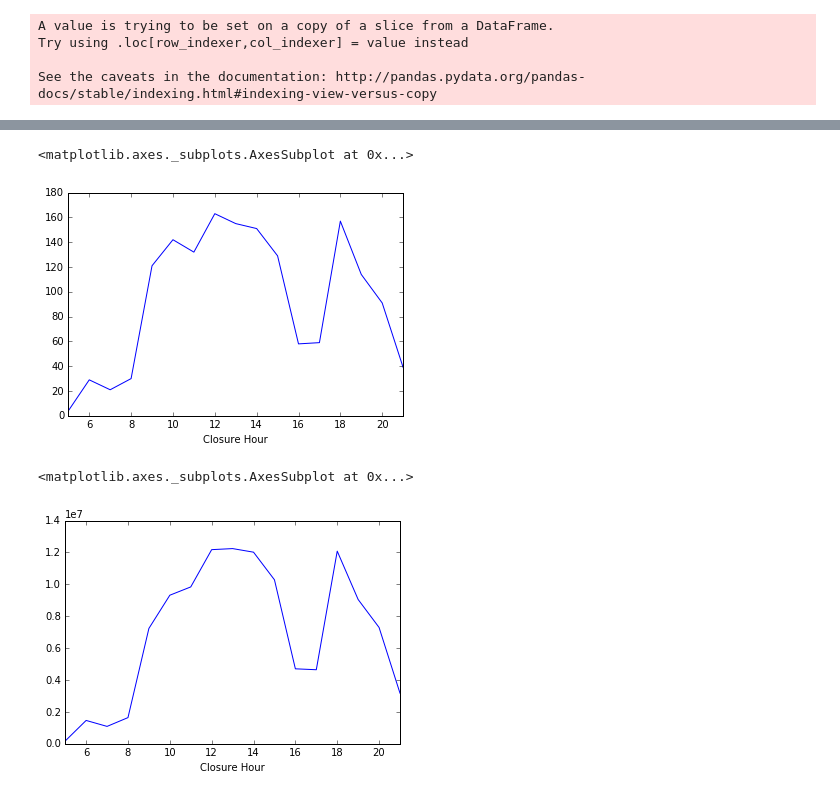
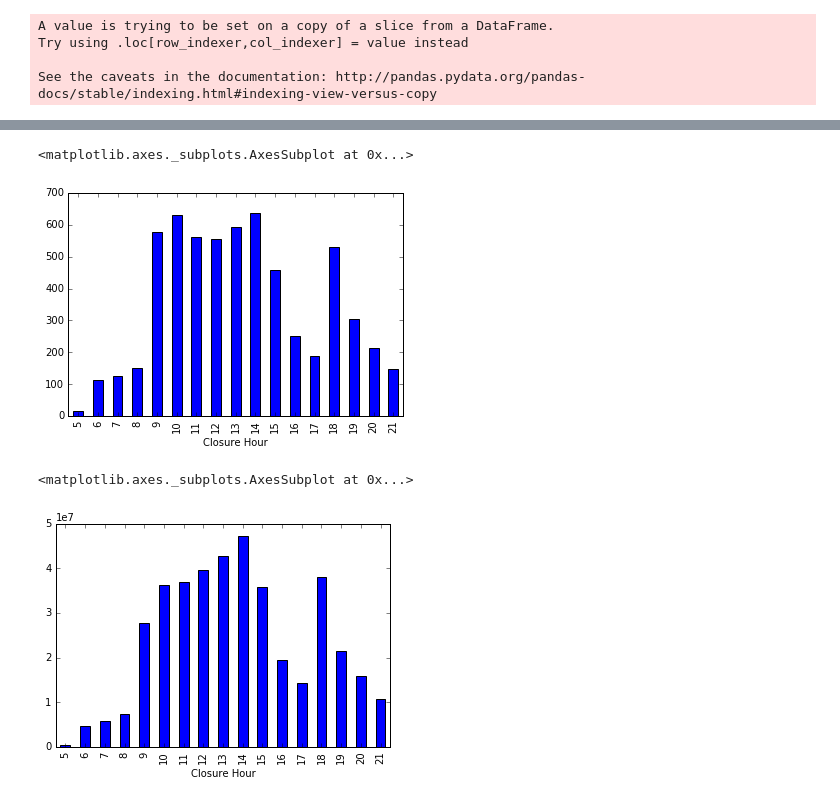
Before and after one commit to bricegnichols/bridge-stat, a Jupyter notebook: bridge_closure_calc.ipynb, the cells around one changed output, grey strips where cells are left out. Drawn from its saved outputs; the diff is of its cells as text; code cells hidden in the pictures.

```diff
--- a/bridge_closure_calc.ipynb
+++ b/bridge_closure_calc.ipynb
@@ -16,3 +34,4 @@ def days_hours_minutes(td):
 # %%
 # Load tweet data
-df = pd.read_csv('SDOTBridges_tweets.csv')
+# df = pd.read_csv('SDOTBridges_tweets.csv')
+# df = pd.read_csv('SDOTBridges_tweets_latest.csv')
@@ -73,10 +115,17 @@ len(newdf)
 # %%
 # Convert the time text to a datetime object in pandas
 newdf['timeobj'] = pd.to_datetime(newdf['newtime'], format="%I:%M:%S %p", errors='coerce')
+# %%
+for i in xrange(len(newdf)):
+    if not type(newdf['timeobj'].iloc[0]) == pd.tslib.Timestamp:
+        print i
 # %%
 # NOTE: data is presented with most recent events at top, makes more sense chronologically to put oldest at top row
 # REVERSE the DF
-newdf = newdf.reindex(index=newdf.index[::-1])
+# newdf = newdf.reindex(index=newdf.index[::-1])
+# %%
+# Drop some nats (not a time)
+newdf = newdf.dropna()
 # %%
 # We need to know each closure event (bridge opening for a ship to cross)
 # and calculate the subsequent re-opening time, usually from the following row
@@ -148,15 +201,15 @@ df.groupby('Day').count()['Duration'].plot()
 # %%
 # Closures by time of day
-df.groupby('Closure Hour').count()['Duration'].plot()
+df.groupby('Closure Hour').count()['Duration'].plot(kind='bar')
 # %% [output]
 <matplotlib.axes._subplots.AxesSubplot at 0x...>
-[figure, old version]
+[figure, new version]
 # %%
 # Closures by time of day
-df.groupby('Closure Hour').sum()['Duration'].plot()
+df.groupby('Closure Hour').sum()['Duration'].plot(kind='bar')
 # %% [output]
 <matplotlib.axes._subplots.AxesSubplot at 0x...>
-[figure, old version]
+[figure, new version]
 # %%
 # Looks there are some records with very long opening, perhaps errors?
 # We can dig into that later, or just drop the really long records for now
```
Also changed, not shown: parts of 17 cells of this notebook.
